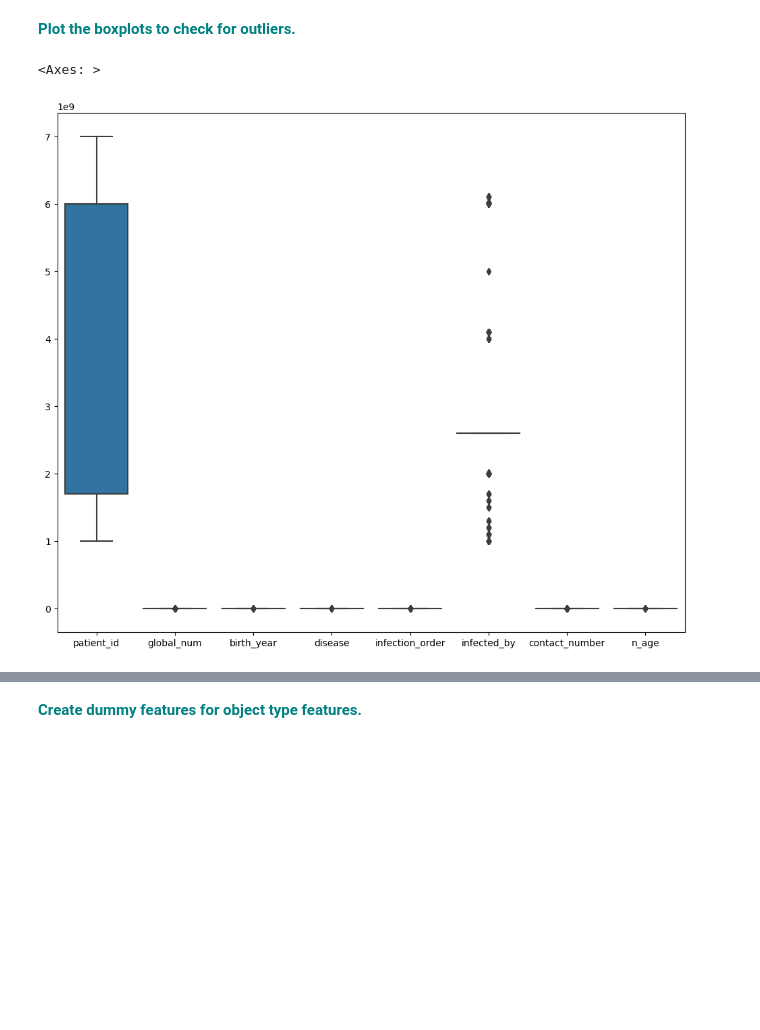
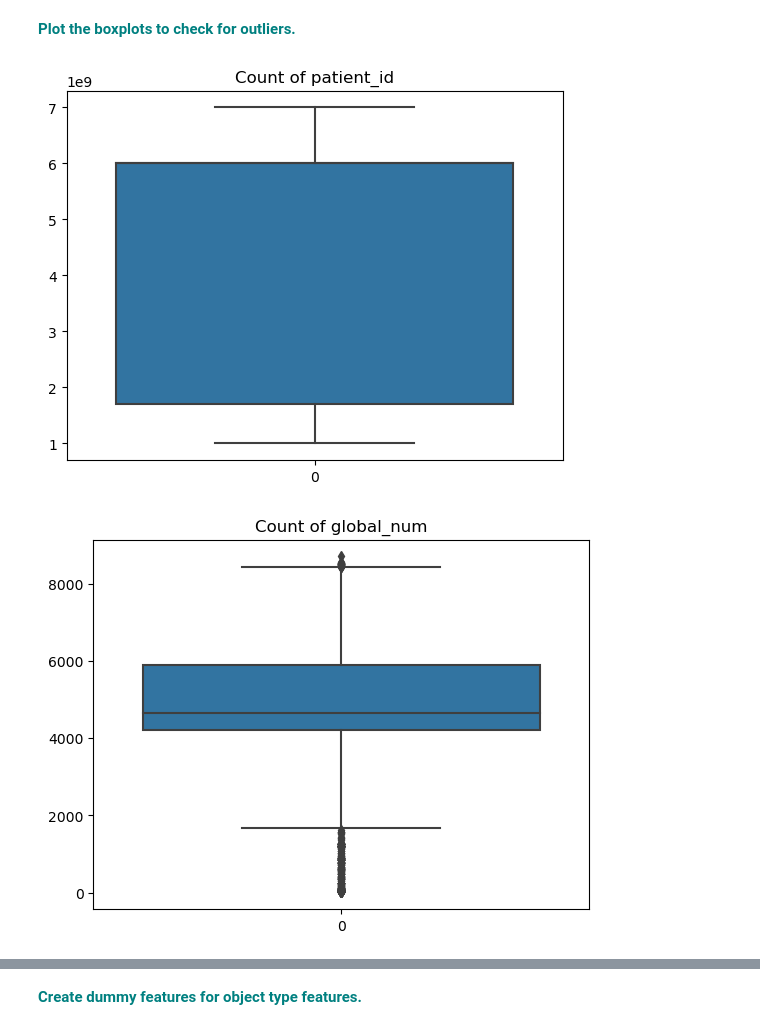
Before and after one commit to dhuang814/dscamp, a Jupyter notebook: 1593492590_RandomForest_Covid_Case_Study_06302020/RandomForest Covid Case Study_06302020/RandomForest_casestudy_covid19.ipynb, the cells around one changed output, grey strips where cells are left out. Cells and saved outputs as stored; diff of their text form; code cells hidden in the pictures; blank space fills up the shorter version.

```diff
--- a/1593492590_RandomForest_Covid_Case_Study_06302020/RandomForest Covid Case Study_06302020/RandomForest_casestudy_covid19.ipynb
+++ b/1593492590_RandomForest_Covid_Case_Study_06302020/RandomForest Covid Case Study_06302020/RandomForest_casestudy_covid19.ipynb
@@ -303,9 +303,13 @@ sns.heatmap(df.corr())
 [figure]
 # %% [markdown]
 **<font color='teal'> Plot the boxplots to check for outliers. </font>**
-# %%
-plt.figure(figsize= (12,10))
-sns.boxplot(data=df)
-# %% [output]
-<Axes: >
-[figure, removed]
+# %%
+quant = [col for col in df.columns.tolist() if col not in dfo.columns.tolist()]
+
+for column in quant:
+    ax = sns.boxplot(df[column])
+    plt.title(f'Count of {column}')
+    plt.show()
+# %% [output]
+[figure, added]
+[figure, added]
```
Also changed, not shown: parts of 1 cell of this notebook.
